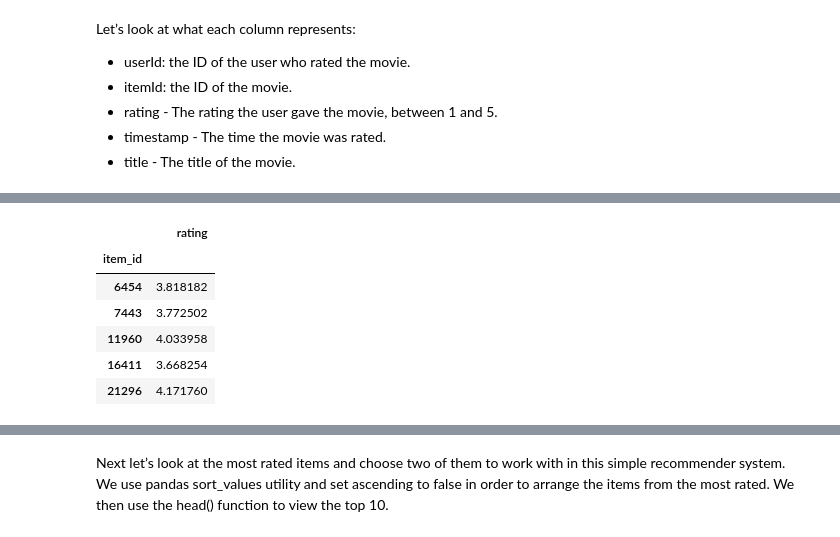
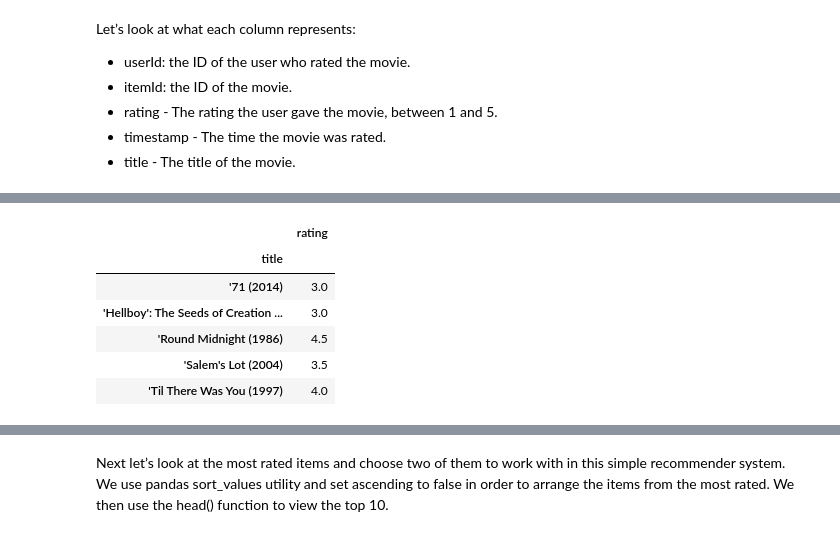
Before and after one commit to salma71/MSDS_SU2020, a Jupyter notebook: Recommender_system612/week_1/Basic_recommender_1.ipynb, the cells around one changed output, grey strips where cells are left out. Saved outputs shown, nothing was run; the diff lists cells and outputs as text; code cells hidden in the pictures.

```diff
--- a/Recommender_system612/week_1/Basic_recommender_1.ipynb
+++ b/Recommender_system612/week_1/Basic_recommender_1.ipynb
@@ -44,11 +56,11 @@ Let’s look at what each column represents:
 # %%
-ratings = pd.DataFrame(df.groupby('item_id')['rating'].mean())
-display(ratings.head())
+ratings = pd.DataFrame(df.groupby('title')['rating'].mean())
+ratings.head()
 # %% [output]
 |  | rating |
-| item_id |  |
-| 6454 | 3.818182 |
-| 7443 | 3.772502 |
-| 11960 | 4.033958 |
-| 16411 | 3.668254 |
-| 21296 | 4.171760 |
+| title |  |
+| '71 (2014) | 3.0 |
+| 'Hellboy': The Seeds of Creation ... | 3.0 |
+| 'Round Midnight (1986) | 4.5 |
+| 'Salem's Lot (2004) | 3.5 |
+| 'Til There Was You (1997) | 4.0 |
```
Also changed, not shown: parts of 13 cells of this notebook.
